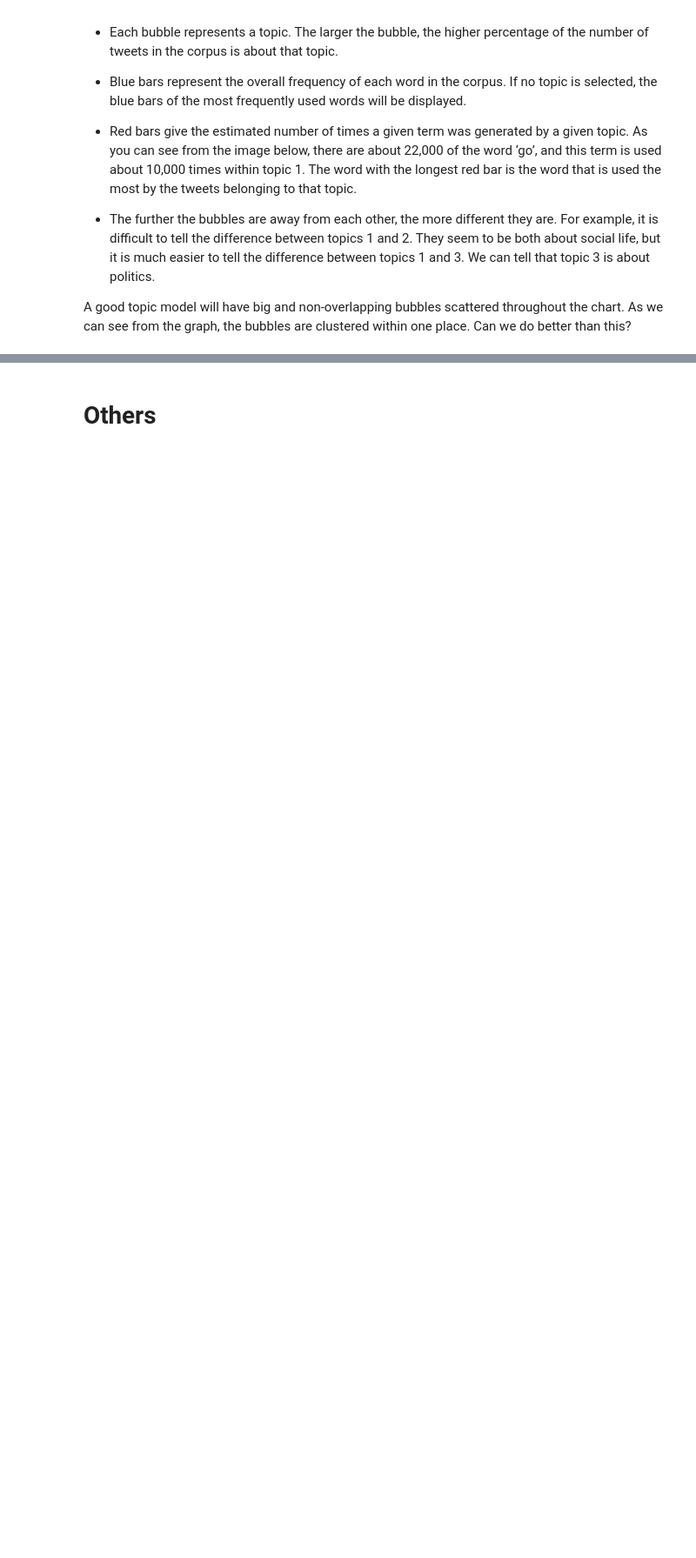
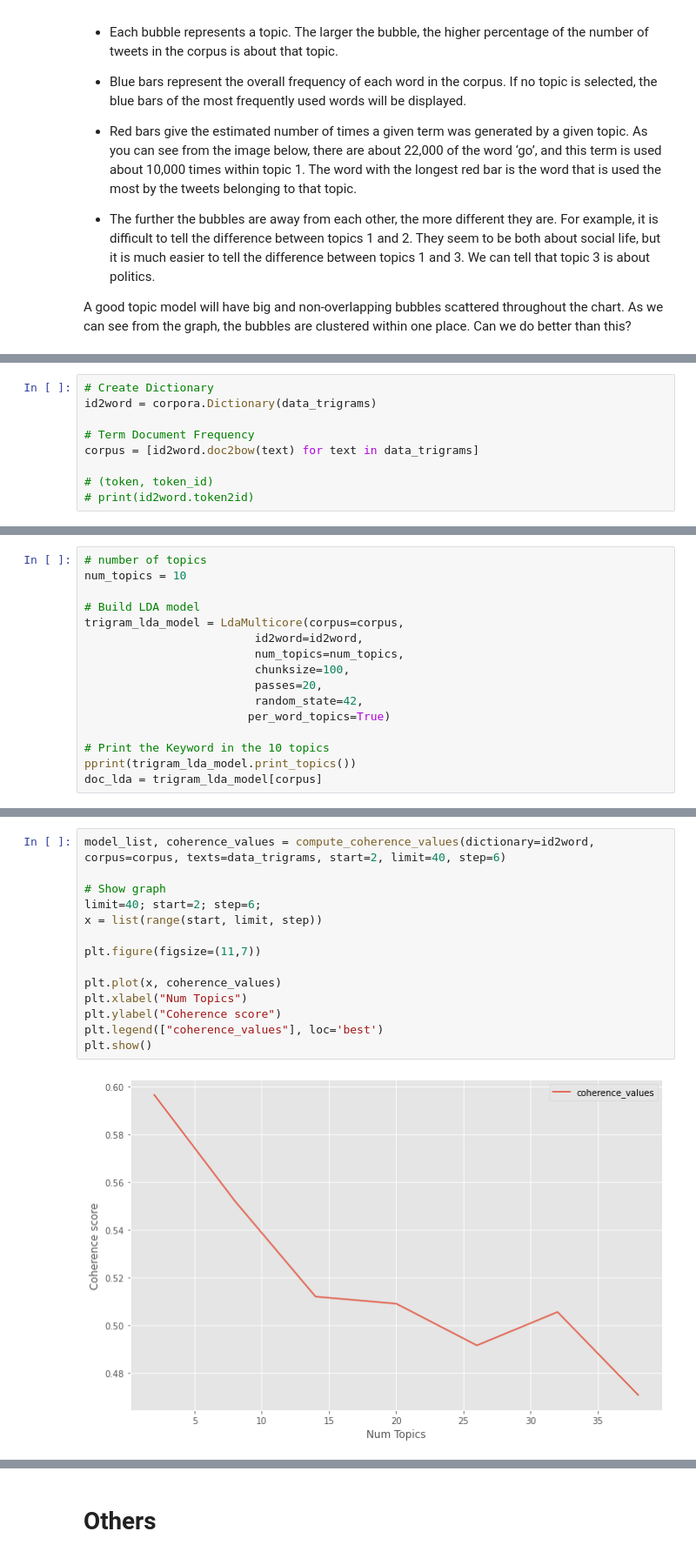
Before and after one commit to kumereshN/dsiprojects, a Jupyter notebook: capstone/01_Capstone_Data_Extraction_Reddit.ipynb, the cells around one changed output, grey strips where cells are left out. Shown at 87% size. Drawn from its saved outputs; the diff is of its cells as text; blank space fills up the shorter version.

```diff
--- a/capstone/01_Capstone_Data_Extraction_Reddit.ipynb
+++ b/capstone/01_Capstone_Data_Extraction_Reddit.ipynb
@@ -1011,0 +1015,9 @@ Coherence Score:  0.528099707671032
+# %%
+# Create Dictionary
+id2word = corpora.Dictionary(data_trigrams)
+
+# Term Document Frequency
+corpus = [id2word.doc2bow(text) for text in data_trigrams]
+
+# (token, token_id)
+# print(id2word.token2id)
@@ -1011,0 +1030,16 @@ Coherence Score:  0.528099707671032
+# %%
+# number of topics
+num_topics = 10
+
+# Build LDA model
+trigram_lda_model = LdaMulticore(corpus=corpus,
+                         id2word=id2word,
+                         num_topics=num_topics,
+                         chunksize=100,
+                         passes=20,
+                         random_state=42,
+                        per_word_topics=True)
+
+# Print the Keyword in the 10 topics
+pprint(trigram_lda_model.print_topics())
+doc_lda = trigram_lda_model[corpus]
@@ -1011,0 +1165,16 @@ Coherence Score:  0.528099707671032
+# %%
+model_list, coherence_values = compute_coherence_values(dictionary=id2word, corpus=corpus, texts=data_trigrams, start=2, limit=40, step=6)
+
+# Show graph
+limit=40; start=2; step=6;
+x = list(range(start, limit, step))
+
+plt.figure(figsize=(11,7))
+
+plt.plot(x, coherence_values)
+plt.xlabel("Num Topics")
+plt.ylabel("Coherence score")
+plt.legend(["coherence_values"], loc='best')
+plt.show()
+# %% [output]
+[figure, added]
```
Also changed, not shown: parts of 33 cells of this notebook, 2 other files.
